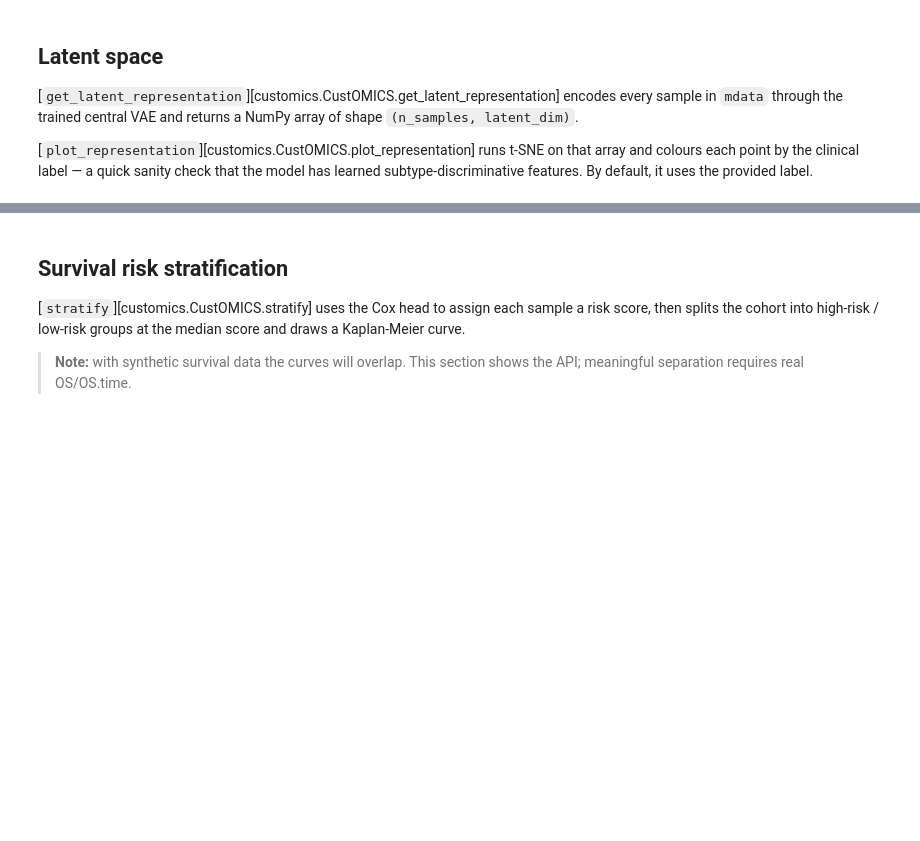
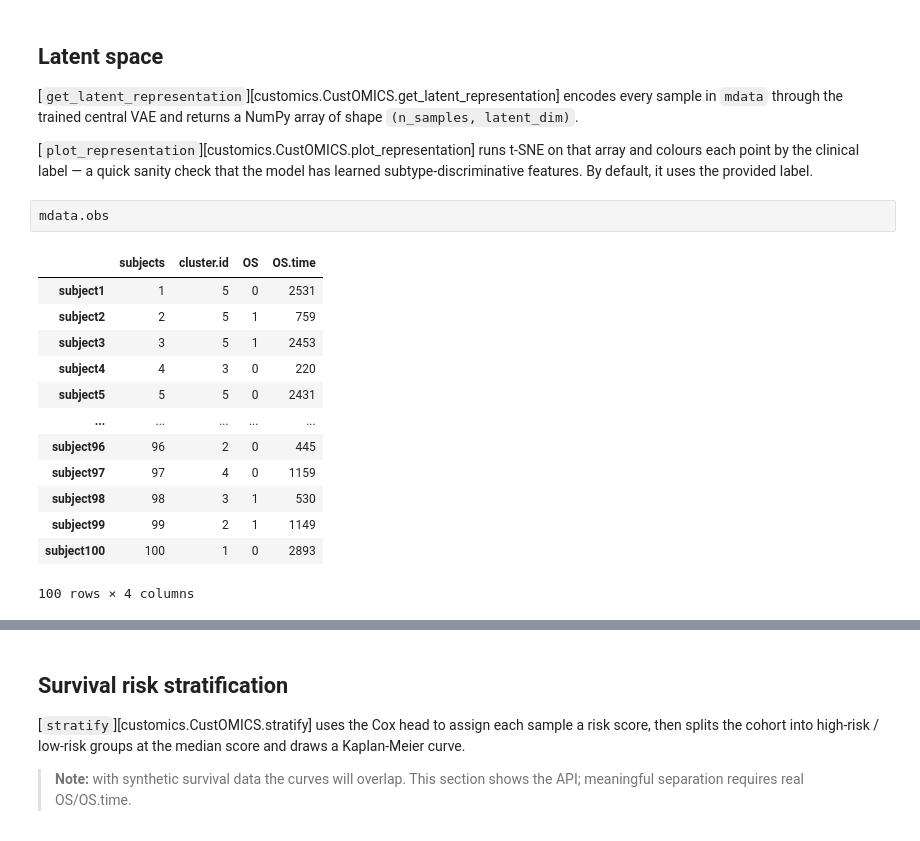
Before and after one commit to prism-oncology/customics, a Jupyter notebook: docs/tutorials/usage.ipynb, the cells around one changed output, grey strips where cells are left out. Saved outputs shown, nothing was run; the diff lists cells and outputs as text; blank space fills up the shorter version.

```diff
--- a/docs/tutorials/usage.ipynb
+++ b/docs/tutorials/usage.ipynb
@@ -208,4 +208,20 @@ trained central VAE and returns a NumPy array of shape `(n_samples, latent_dim)`
 [`plot_representation`][customics.CustOMICS.plot_representation] runs t-SNE on that array and colours each point by the
 clinical label — a quick sanity check that the model has learned subtype-discriminative
 features. By default, it uses the provided label.
+# %%
+mdata.obs
+# %% [output]
+|  | subjects | cluster.id | OS | OS.time |
+| subject1 | 1 | 5 | 0 | 2531 |
+| subject2 | 2 | 5 | 1 | 759 |
+| subject3 | 3 | 5 | 1 | 2453 |
+| subject4 | 4 | 3 | 0 | 220 |
+| subject5 | 5 | 5 | 0 | 2431 |
+| ... | ... | ... | ... | ... |
+| subject96 | 96 | 2 | 0 | 445 |
+| subject97 | 97 | 4 | 0 | 1159 |
+| subject98 | 98 | 3 | 1 | 530 |
+| subject99 | 99 | 2 | 1 | 1149 |
+| subject100 | 100 | 1 | 0 | 2893 |
+100 rows × 4 columns
 # %%
```
Also changed, not shown: parts of 8 cells of this notebook, 14 other files.
